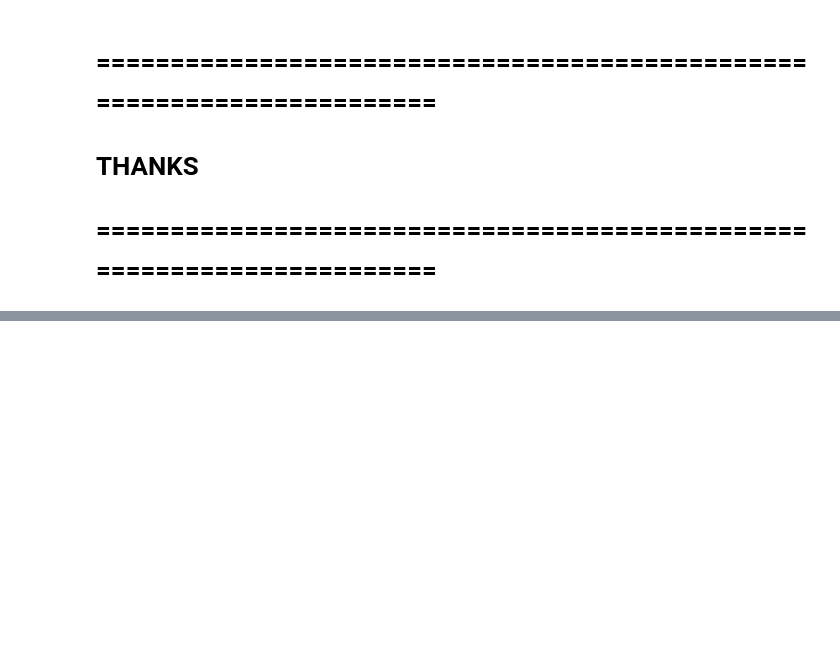
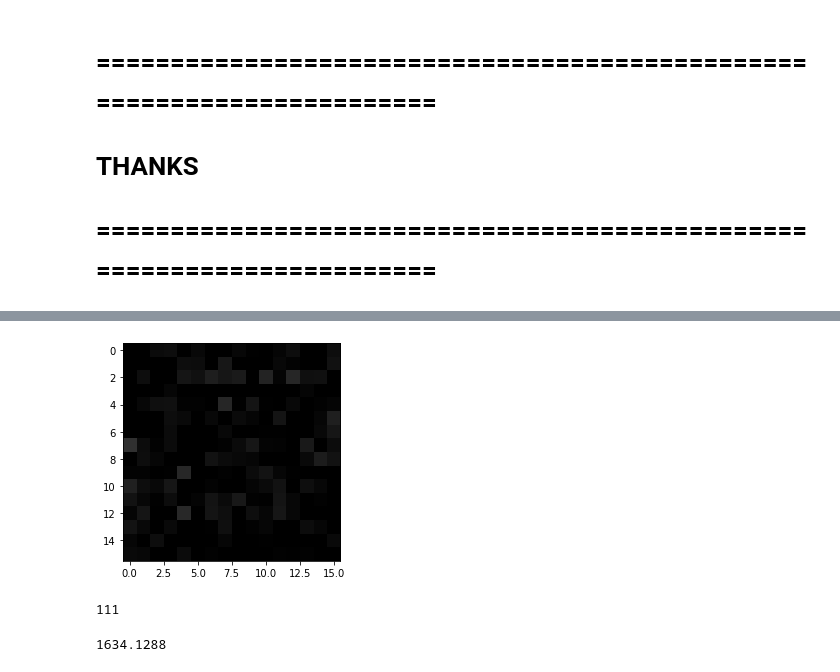
Before and after one commit to AlirezaKhodabakhsh/Tensorflow1.XX-Tutorial, a Jupyter notebook: Tensorflow_1_XX_Toturial_Example.ipynb, the cells around one changed output, grey strips where cells are left out. Drawn from its saved outputs; the diff is of its cells as text; code cells hidden in the pictures; blank space fills up the shorter version.

```diff
--- a/Tensorflow_1_XX_Toturial_Example.ipynb
+++ b/Tensorflow_1_XX_Toturial_Example.ipynb
@@ -80,16 +82,21 @@ def FC(X, num_units, name, relu=False):
 # 7. Neural Network ( Graph Phase )
 # %%
 tf.reset_default_graph()
-input_image=tf.placeholder(dtype=tf.float32, shape=(None,weight,height),
+
+input_image=tf.placeholder(dtype=tf.float32, shape=(None, weight, height),
                            name='INPUT')
+
+#input_image_norm=tf.image.per_image_standardization(input_image)
+
 x_flatten=tf.layers.flatten(input_image)
 
-FC1=FC(x_flatten, 200, 'FC1', relu=True)
+FC1=FC(x_flatten, hidden_num, 'FC1', relu=True)
 
 H2=FC(FC1, 10, 'FC2', relu=False)
 
+
 output_image=tf.placeholder(dtype=tf.float32, shape=(None, num_class),
-                           name='OUTPUT')
+                            name='OUTPUT')
 # %% [markdown]
 # 8. Neural Network ( Graph Phase ) - Optimization
 # %%
@@ -98,4 +105,5 @@ loss= tf.reduce_mean(tf.nn.softmax_cross_entropy_with_logits(labels=output_image
 adam=tf.train.GradientDescentOptimizer (
     learning_rate=rl, name='Adam'
 ).minimize(loss)
+accuracy=tf.math.reduce_mean(tf.cast(tf.equal(tf.math.argmax(H2, axis=1),tf.math.argmax(output_image, axis=1)), dtype='float32'))
 # %% [output]
@@ -109,21 +122,25 @@ See `tf.nn.softmax_cross_entropy_with_logits_v2`.
 # %% [markdown]
 # 9. Neural Network ( Session Phase )
 # %%
-sess = tf.InteractiveSession()
+sess=tf.Session()
 sess.run(tf.global_variables_initializer())
-for epoch in range(0,10):
+for epoch in range(1,num_epoch+1):
     print('==================================================')
     print('====== Epoch=%s =================================== ' %(epoch))
     print('==================================================')
     for i in range(math.floor(num_train/batchsize)):
-        f={input_image:x_train_shaffle[i*batchsize : (i+1)*batchsize] ,
-          output_image:y_train_shaffle[i*batchsize : (i+1)*batchsize] }
-        sess.run(adam,feed_dict=f)
-        print('iter {}: \t Loss={:.2f}'.format(i,sess.run(loss,feed_dict=f)))
+        f_train={input_image:x_train_shaffle[i*batchsize : (i+1)*batchsize] ,
+                  output_image:y_train_shaffle[i*batchsize : (i+1)*batchsize] }
+        sess.run(adam, feed_dict=f_train)
+        if i%100==0:
+          L,A=sess.run([loss, accuracy], feed_dict=f_train)
+          print('iter {}: \t Loss={:.2f} \t Accuracy:%{:.2f}'.format(i, L, A*100))
+
     f_valid={input_image:x_valid ,
-            output_image:y_valid_hot}
+              output_image:y_valid_hot}
+    L,A=sess.run([loss, accuracy], feed_dict=f_valid)
     print('--------------------------------------------------')
-    print('Epoch:{} \t Validation Loss:{:.2f} '.format(epoch,sess.run(loss,feed_dict=f_valid)))
+    print('Epoch:{} \t Loss_Valid:{:.2f} \t Accuracy_Valid:%{:.2f}'.format(epoch, L, A*100))
     print('--------------------------------------------------')
 # %% [output]
 ==================================================
@@ -149,0 +193,15 @@ Epoch:9          Validation Loss:0.09
+# %%
+O=((sess.run(FC1, feed_dict={input_image : x_test[0:1]})).reshape((16,16)))
+
+plt.imshow(O, cmap='gray', vmin=0, vmax=255)
+plt.show()
+# %% [output]
+[figure, added]
+# %%
+np.argwhere(O==0).shape[0] # number of zeros
+# %% [output]
+111
+# %%
+np.sum(O)
+# %% [output]
+1634.1288
```
Also changed, not shown: parts of 11 cells of this notebook.
